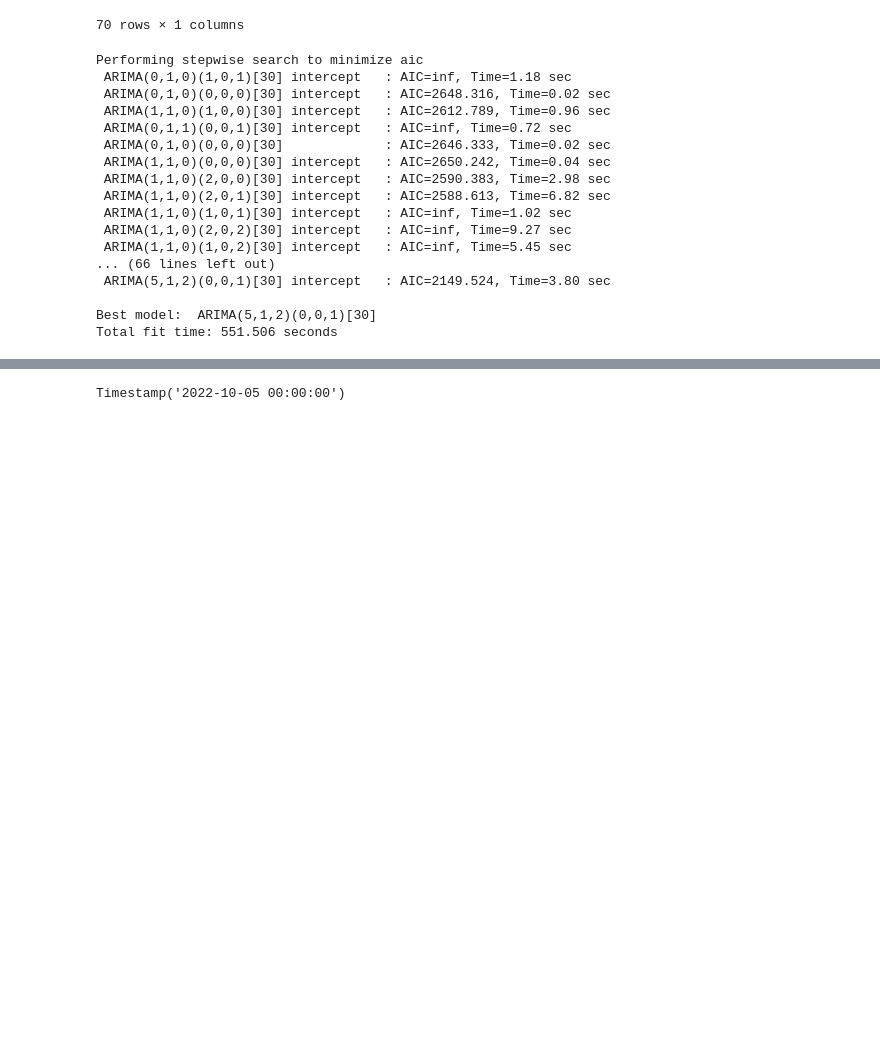
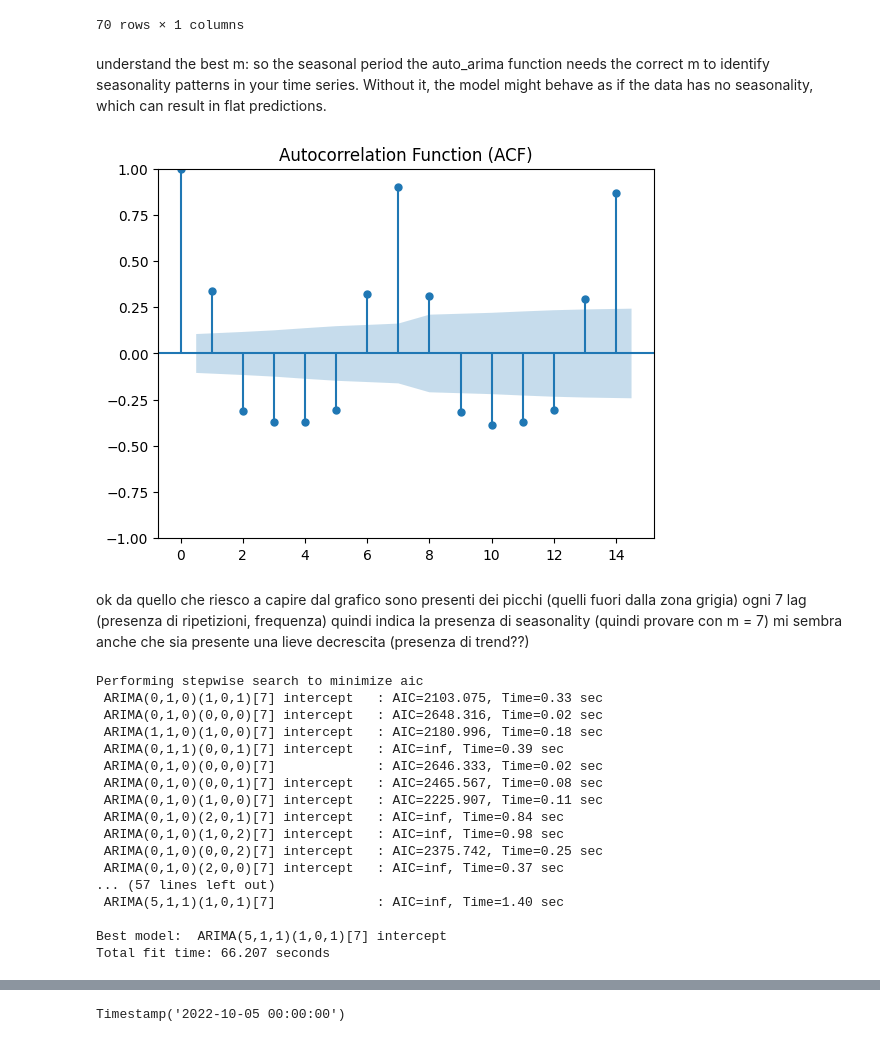
Before and after one commit to Mariodraghidicomodo/LOGISTICA, a Jupyter notebook: auto_sarima.ipynb, the cells around one changed output, grey strips where cells are left out. Drawn from its saved outputs; the diff is of its cells as text; code cells hidden in the pictures; blank space fills up the shorter version.

```diff
--- a/auto_sarima.ipynb
+++ b/auto_sarima.ipynb
@@ -115,17 +115,34 @@ display(test)
 | 2022-12-12 | 54 |
 | 2022-12-13 | 53 |
 70 rows × 1 columns
+# %% [markdown]
+understand the best m: so the seasonal period
+the auto_arima function needs the correct m to identify seasonality patterns in your time series. Without it, the model might behave as if the data has no seasonality, which can result in flat predictions.
+# %%
+from statsmodels.graphics.tsaplots import plot_acf
+
+# Plot ACF
+plot_acf(route_data['NUMBER OF ACTUAL ORDERS'], lags=14)
+plt.title('Autocorrelation Function (ACF)')
+plt.show()
+#ok i dont know what is mean
+# %% [output]
+[figure, added]
+# %% [markdown]
+ok da quello che riesco a capire dal grafico sono presenti dei picchi (quelli fuori dalla zona grigia) ogni 7 lag (presenza di ripetizioni, frequenza) quindi indica la presenza di seasonality (quindi provare con m = 7)
+mi sembra anche che sia presente una lieve decrescita (presenza di trend??)
 # %%
 #attenzione con d = none significa che cerca il migliore valore di d e potrebbe
 #metterci molto
 #dovrei metter il parametro m??
 #n_job the number of models to fit in prallel in the case of  a grif search
 #m indicate the seasonal period i have to specify it??? if i dont't put m the prediction is a line, why??, i try with 30 and i have a good? prediction
+#ok to find the best m i have to use the ACF
 #messo stepwiese, da qullo che ho capito dovrebbe velocizzare il tutto??
 arima_model = auto_arima(train,
                          start_p =0, start_q=0, d=None, max_p = 5, max_d=2, max_q = 5,
                          start_P = 1, D = None, start_Q = 1, max_P=2, max_D = 1, max_Q=2,
-                         seasonal = True, m = 30,
+                         seasonal = True, m = 7,
                          information_criterion = 'aic', n_jobs = 1,
                          suppress_warning = True,
                          error_action = 'ignore',
@@ -133,22 +150,22 @@ arima_model = auto_arima(train,
                          stepwiese=True) #ATTENZIONE CAPIRE MEGLIO m
 # %% [output]
 Performing stepwise search to minimize aic
- ARIMA(0,1,0)(1,0,1)[30] intercept   : AIC=inf, Time=1.18 sec
- ARIMA(0,1,0)(0,0,0)[30] intercept   : AIC=2648.316, Time=0.02 sec
- ARIMA(1,1,0)(1,0,0)[30] intercept   : AIC=2612.789, Time=0.96 sec
- ARIMA(0,1,1)(0,0,1)[30] intercept   : AIC=inf, Time=0.72 sec
- ARIMA(0,1,0)(0,0,0)[30]             : AIC=2646.333, Time=0.02 sec
- ARIMA(1,1,0)(0,0,0)[30] intercept   : AIC=2650.242, Time=0.04 sec
- ARIMA(1,1,0)(2,0,0)[30] intercept   : AIC=2590.383, Time=2.98 sec
- ARIMA(1,1,0)(2,0,1)[30] intercept   : AIC=2588.613, Time=6.82 sec
- ARIMA(1,1,0)(1,0,1)[30] intercept   : AIC=inf, Time=1.02 sec
- ARIMA(1,1,0)(2,0,2)[30] intercept   : AIC=inf, Time=9.27 sec
- ARIMA(1,1,0)(1,0,2)[30] intercept   : AIC=inf, Time=5.45 sec
-... (66 lines left out)
- ARIMA(5,1,2)(0,0,1)[30] intercept   : AIC=2149.524, Time=3.80 sec
+ ARIMA(0,1,0)(1,0,1)[7] intercept   : AIC=2103.075, Time=0.33 sec
+ ARIMA(0,1,0)(0,0,0)[7] intercept   : AIC=2648.316, Time=0.02 sec
+ ARIMA(1,1,0)(1,0,0)[7] intercept   : AIC=2180.996, Time=0.18 sec
+ ARIMA(0,1,1)(0,0,1)[7] intercept   : AIC=inf, Time=0.39 sec
+ ARIMA(0,1,0)(0,0,0)[7]             : AIC=2646.333, Time=0.02 sec
+ ARIMA(0,1,0)(0,0,1)[7] intercept   : AIC=2465.567, Time=0.08 sec
+ ARIMA(0,1,0)(1,0,0)[7] intercept   : AIC=2225.907, Time=0.11 sec
+ ARIMA(0,1,0)(2,0,1)[7] intercept   : AIC=inf, Time=0.84 sec
+ ARIMA(0,1,0)(1,0,2)[7] intercept   : AIC=inf, Time=0.98 sec
+ ARIMA(0,1,0)(0,0,2)[7] intercept   : AIC=2375.742, Time=0.25 sec
+ ARIMA(0,1,0)(2,0,0)[7] intercept   : AIC=inf, Time=0.37 sec
+... (57 lines left out)
+ ARIMA(5,1,1)(1,0,1)[7]             : AIC=inf, Time=1.40 sec
 
-Best model:  ARIMA(5,1,2)(0,0,1)[30]
-Total fit time: 551.506 seconds
+Best model:  ARIMA(5,1,1)(1,0,1)[7] intercept
+Total fit time: 66.207 seconds
 # %%
 (p, d, q) = arima_model.order
 (P, D, Q, S) = arima_model.seasonal_order
```
Also changed, not shown: parts of 7 cells of this notebook.
